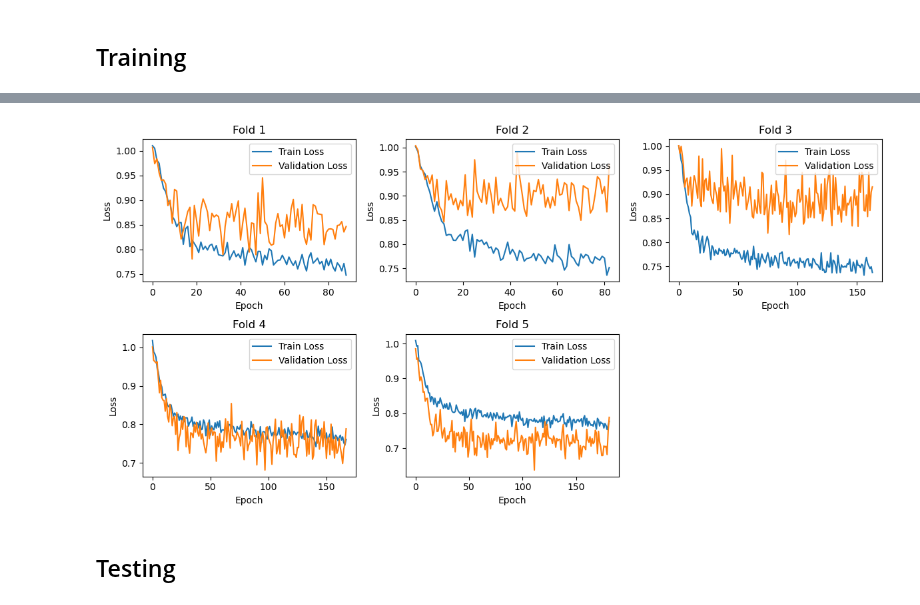
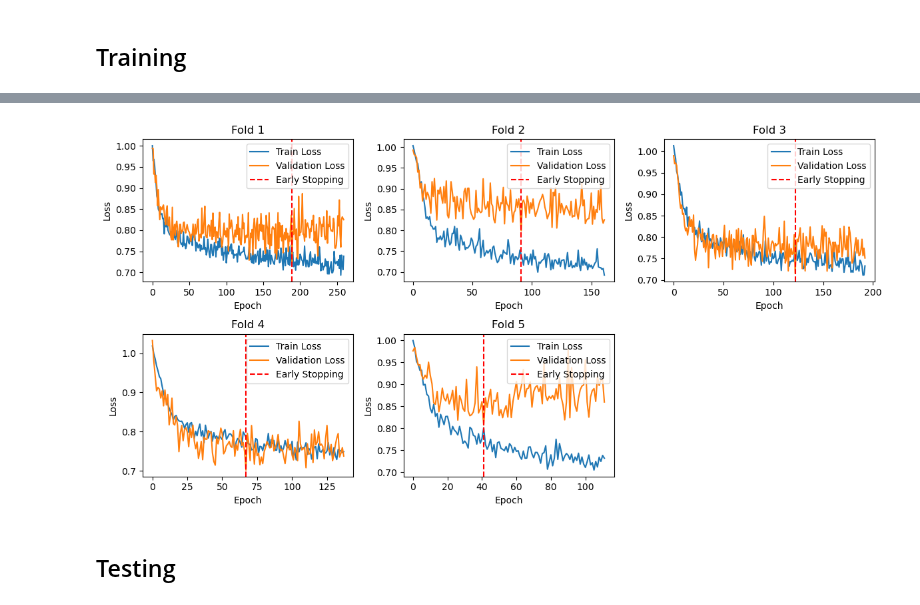
Before and after one commit to mathias-grau/betbot_tennis, a Jupyter notebook: tennis/model.ipynb, the cells around one changed output, grey strips where cells are left out. Drawn from its saved outputs; the diff is of its cells as text; code cells hidden in the pictures.

```diff
--- a/tennis/model.ipynb
+++ b/tennis/model.ipynb
@@ -19,7 +19,7 @@ import data.utils.constants as c2
 from sklearn.model_selection import KFold
 import matplotlib.pyplot as plt
 
-MAX_PADDED = 45
+MAX_PADDED = 25
 # %%
 
 
@@ -64,23 +64,22 @@ tennis_dataset = TennisMatchDataset([
                                         'past-estoril-2023-atp-singles',
                                         'past-houston-2023-atp-singles',
                                         'past-marrakech-2023-atp-singles',
-                                        'past-bucharest-2023-atp-singles', ###
                                         'past-doha-2023-atp-singles',
                                         'past-dubai-2023-atp-singles',
-                                        # 'past-indian-wells-2023-atp-singles',
-                                        # 'past-miami-2023-atp-singles',
-                                        # 'past-acapulco-2023-atp-singles',
-                                        # 'past-rio-de-janeiro-2023-atp-singles',
-                                        # 'past-santiago-2023-atp-singles',
-                                        # 'past-auckland-2023-atp-singles',
-                                        # 'past-adelaide-2023-atp-singles',
-                                        # 'past-montpellier-2023-atp-singles',
-                                        # 'past-marseille-2023-atp-singles',
-                                        # 'past-cordoba-2023-atp-singles',
-                                        # 'past-dallas-2023-atp-singles',
-                                        # 'past-stuttgart-2023-atp-singles',
-                                        # 'past-hertogenbosch-2023-atp-singles',
-                                        # 'past-halle-2023-atp-singles',
+                                        'past-indian-wells-2023-atp-singles',
+                                        'past-miami-2023-atp-singles',
+                                        'past-acapulco-2023-atp-singles',
+                                        'past-rio-de-janeiro-2023-atp-singles',
+                                        'past-santiago-2023-atp-singles',
+                                        'past-auckland-2023-atp-singles',
+                                        'past-adelaide-2023-atp-singles',
+                                        'past-montpellier-2023-atp-singles',
+                                        'past-marseille-2023-atp-singles',
+                                        'past-cordoba-2023-atp-singles',
+                                        'past-dallas-2023-atp-singles',
+                                        'past-stuttgart-2023-atp-singles',
+                                        'past-hertogenbosch-2023-atp-singles',
+                                        'past-halle-2023-atp-singles',
                                         # 'past-london-2023-atp-singles',
                                         # 'past-mallorca-2023-atp-singles',
                                         # 'past-eastbourne-2023-atp-singles',
@@ -475,6 +542,9 @@ for fold, (train_idx, val_idx) in enumerate(kf.split(dataset)):
             train_loss += loss.item()
         lr_scheduler.step()
 
+
+
+
         model.eval()
         with torch.no_grad():
             for data in val_dataloader:
@@ -492,8 +562,8 @@ for fold, (train_idx, val_idx) in enumerate(kf.split(dataset)):
         fold_train_losses.append(train_loss / len(train_dataloader))
         fold_val_losses.append(val_loss / len(val_dataloader))
         if epoch % 10 == 0:
-            tqdm.write(f'Fold {fold + 1}, Epoch {epoch + 1}, Train Loss: {train_loss / len(train_dataloader):.2f}, Validation Loss: {val_loss / len(val_dataloader):.2f}, lr: {lr_scheduler.get_last_lr()[0]:.2e}')
-
+            all_weights = torch.cat([x.view(-1) for x in model.parameters()])
+            tqdm.write(f'Fold {fold + 1}, Epoch {epoch + 1}, Train Loss: {train_loss / len(train_dataloader):.2f}, Validation Loss: {val_loss / len(val_dataloader):.2f}, lr: {lr_scheduler.get_last_lr()[0]:.2e}, Weight norm: {all_weights.norm():.2f}')
         if val_loss < MIN_VAL_LOSS:
             MIN_VAL_LOSS = val_loss
             patience_counter = 0
@@ -598,18 +670,19 @@ Fold 5, Epoch 181, Train Loss: 0.77, Validation Loss: 0.75, lr: 1.31e-04
 # %%
 # print all losses for each fold on different subplots
 plt.figure(figsize=(12, 6))
 for i in range(N_FOLDS):
     plt.subplot(2, 3, i + 1)
     plt.plot(all_train_losses[i], label='Train Loss')
     plt.plot(all_val_losses[i], label='Validation Loss')
+    plt.axvline(all_last_indexes[i], color='r', linestyle='--', label='Early Stopping')
     plt.title(f'Fold {i + 1}')
     plt.xlabel('Epoch')
     plt.ylabel('Loss')
     plt.legend(loc='upper right')
 plt.tight_layout()
 plt.show()
 # %% [output]
-[figure, old version]
+[figure, new version]
 # %% [markdown]
 ## Testing
 # %%
```
Also changed, not shown: parts of 8 cells of this notebook, 23 other files.
